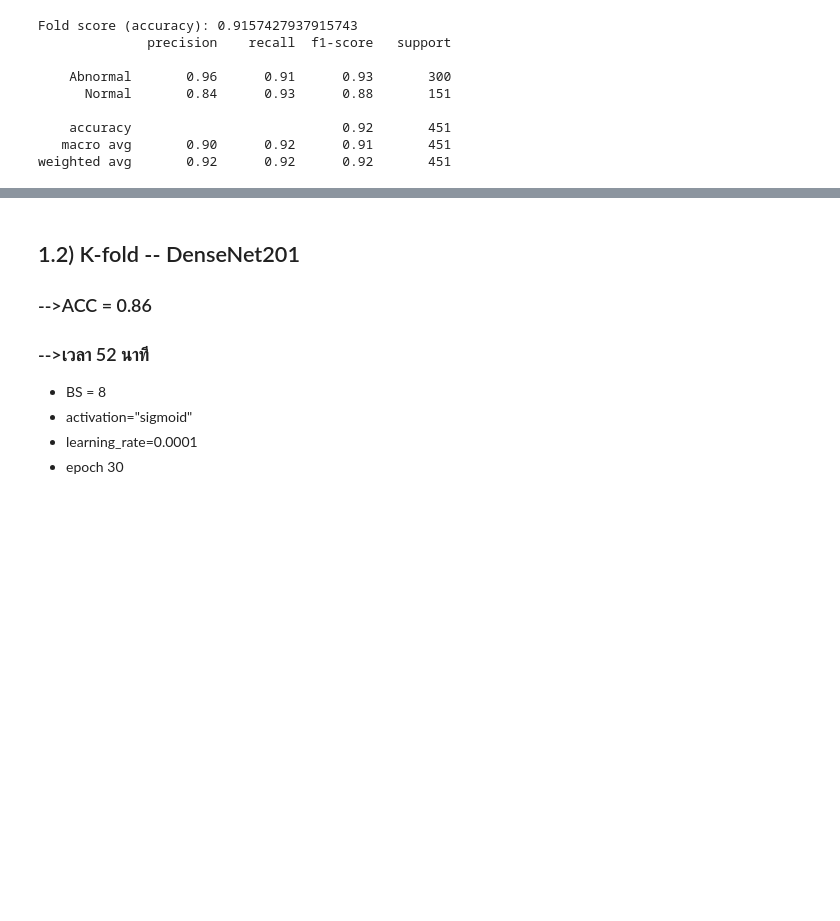
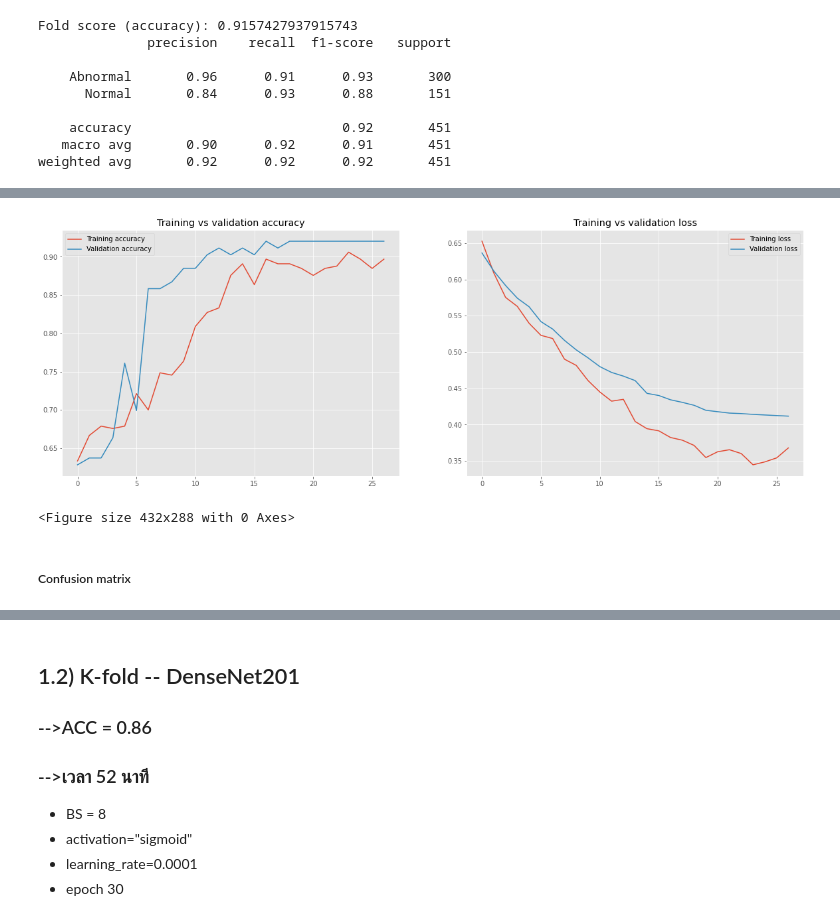
Before and after one commit to PondKann/CXR-Project, a Jupyter notebook: DenseNet_Pretrained_2class.ipynb, the cells around one changed output, grey strips where cells are left out. Cells and saved outputs as stored; diff of their text form; code cells hidden in the pictures; blank space fills up the shorter version.

```diff
--- a/DenseNet_Pretrained_2class.ipynb
+++ b/DenseNet_Pretrained_2class.ipynb
@@ -231,5 +251,6 @@ weighted avg       0.92      0.92      0.92       451
 # %%
 BS = 8
+filepath = "model8_soft_pre_bi.h5"
 
 train_img_Dense = []
 for ImageName in tqdm(data_train3['ImageName']):               # รัน ชื่อรูป ในไฟล์ data_test3
@@ -255,5 +276,11 @@ aug = ImageDataGenerator(
 
 callback = tf.keras.callbacks.EarlyStopping(
                 monitor="val_accuracy",
-                patience=3,
+                patience=10,
                 mode="max" )
+
+checkpoint = ModelCheckpoint(filepath, monitor='val_accuracy', verbose=1,
+                    save_best_only=True, mode='max')
+
+reduce_lr = ReduceLROnPlateau(monitor='val_accuracy', factor=0.5, patience=3,
+                                   verbose=1, mode='max', min_lr=0.00001)
@@ -274,14 +298,14 @@ model_Dense = tf.keras.models.Model(inputs=base_model_Dense.input, outputs=predi
 
 model_Dense.compile(optimizer=tf.keras.optimizers.RMSprop(learning_rate=0.0001), loss="binary_crossentropy", metrics=["accuracy"])
 
-H_Dense1 = model_Dense.fit( x=aug.flow(x_train_Dense1, y_train_Dense1, batch_size=BS ),
+H8_soft_pre_bi = model_Dense.fit( x=aug.flow(x_train_Dense1, y_train_Dense1, batch_size=BS ),
 	                                            validation_data=(x_test_Dense1, y_test_Dense1),
 	                                            steps_per_epoch=len(x_train_Dense1) // BS,
-	                                            epochs=30,  callbacks = [callback])
+	                                            epochs=100 ,  callbacks = [callback, checkpoint, reduce_lr])
 
-pred_Dense1 = model_Dense.predict(x_test_Dense1)
+pred_8_soft_pre_bi = model_Dense.predict(x_test_Dense1)
 
 print(classification_report(y_test_Dense1.argmax(axis=1),	                #แสดง report ค่า acc, recall, ...
-                                        pred_Dense1.argmax(axis=1),
+                                        pred_8_soft_pre_bi.argmax(axis=1),
                                         target_names=le_Dense.classes_))
 # %% [output]
@@ -304,0 +351,33 @@ weighted avg       0.84      0.83      0.83        76
+# %%
+H_Dense1 = H8_soft_pre_bi               ##
+pred_Dense1 = pred_8_soft_pre_bi    ##
+
+
+accuracy = H_Dense1.history['accuracy']
+val_accuracy  = H_Dense1.history['val_accuracy']
+
+loss = H_Dense1.history['loss']
+val_loss = H_Dense1.history['val_loss']
+plt.figure(figsize=(20,15))
+
+plt.subplot(2, 2, 1)
+plt.plot(accuracy, label = "Training accuracy")
+plt.plot(val_accuracy, label="Validation accuracy")
+plt.legend()
+plt.title("Training vs validation accuracy")
+
+plt.subplot(2,2,2)
+plt.plot(loss, label = "Training loss")
+plt.plot(val_loss, label="Validation loss")
+plt.legend()
+plt.title("Training vs validation loss")
+
+plt.figure()
+plt.show()
+
+# plt.savefig("CNN_Model")  เซฟรูปไม่ได้
+# %% [output]
+[figure, added]
+<Figure size 432x288 with 0 Axes>
+# %% [markdown]
+##### Confusion matrix
```
Also changed, not shown: parts of 137 cells of this notebook.
